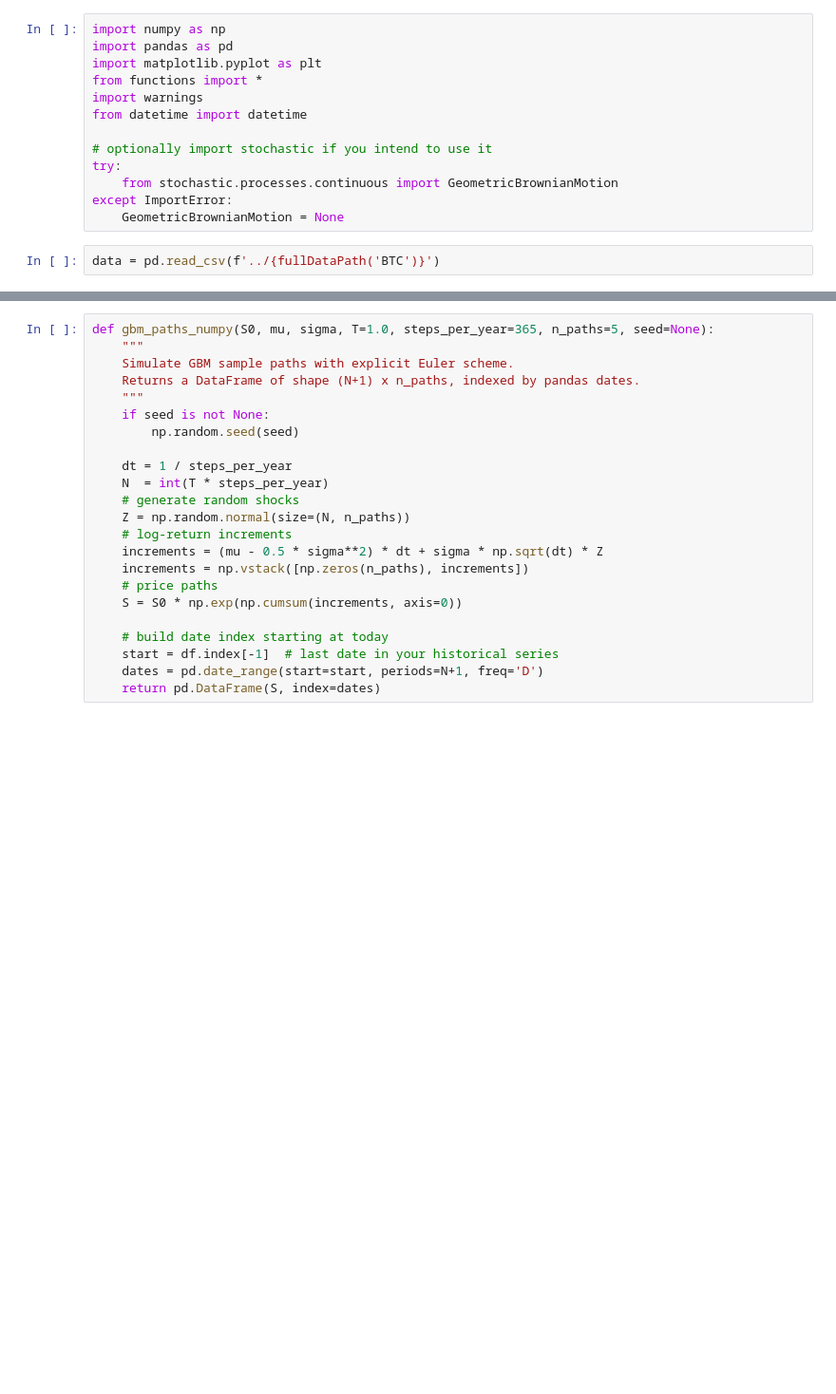
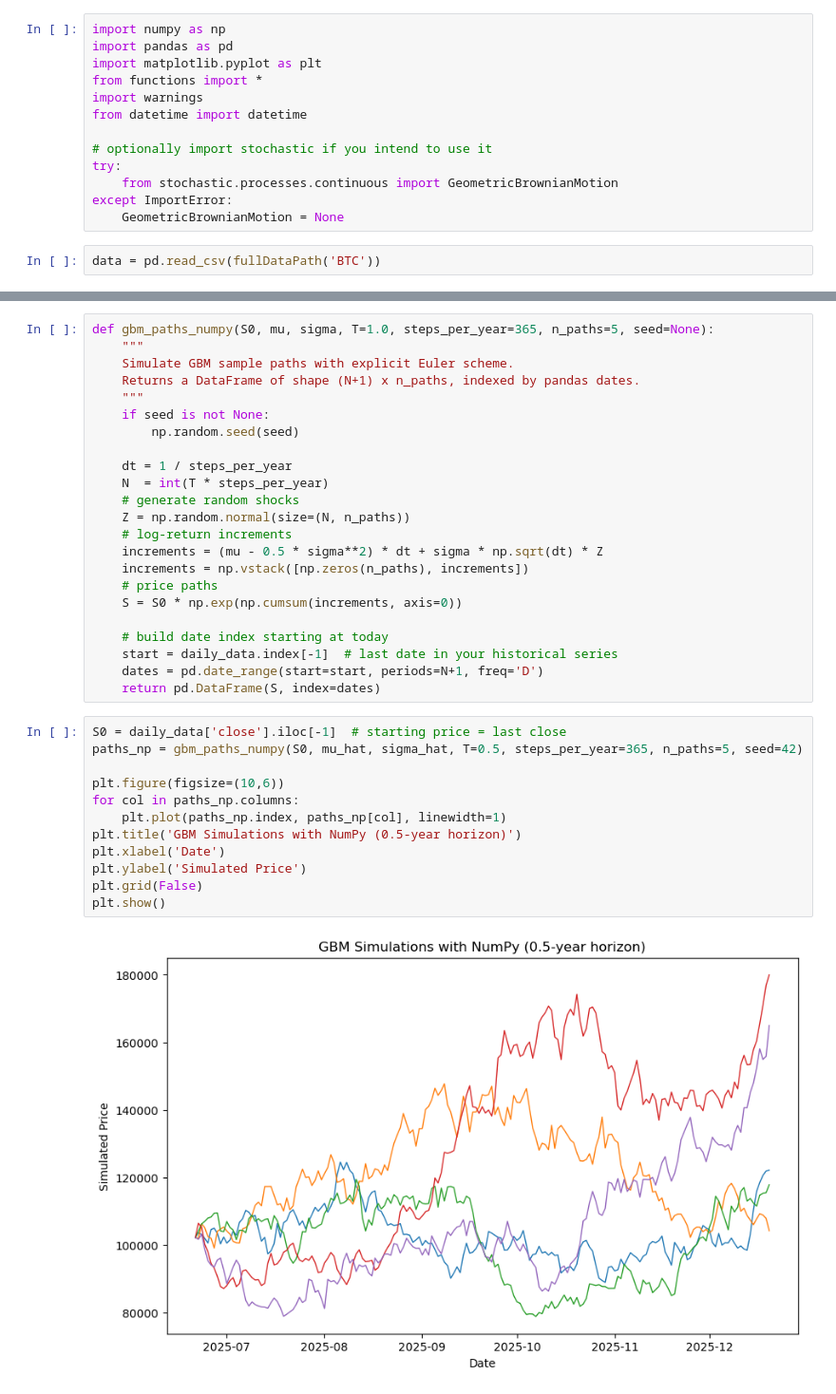
Before and after one commit to kingsuching/cryptoTrading, a Jupyter notebook: gbm.ipynb, the cells around one changed output, grey strips where cells are left out. Shown: that part at 95% size. Saved outputs shown, nothing was run; the diff lists cells and outputs as text; blank space fills up the shorter version.

```diff
--- a/gbm.ipynb
+++ b/gbm.ipynb
@@ -22,4 +18,4 @@ try:
 except ImportError:
     GeometricBrownianMotion = None
 # %%
-data = pd.read_csv(f'../{fullDataPath('BTC')}')
+data = pd.read_csv(fullDataPath('BTC'))
@@ -95,6 +107,20 @@ def gbm_paths_numpy(S0, mu, sigma, T=1.0, steps_per_year=365, n_paths=5, seed=No
     S = S0 * np.exp(np.cumsum(increments, axis=0))
 
     # build date index starting at today
-    start = df.index[-1]  # last date in your historical series
+    start = daily_data.index[-1]  # last date in your historical series
     dates = pd.date_range(start=start, periods=N+1, freq='D')
     return pd.DataFrame(S, index=dates)
+# %%
+S0 = daily_data['close'].iloc[-1]  # starting price = last close
+paths_np = gbm_paths_numpy(S0, mu_hat, sigma_hat, T=0.5, steps_per_year=365, n_paths=5, seed=42)
+
+plt.figure(figsize=(10,6))
+for col in paths_np.columns:
+    plt.plot(paths_np.index, paths_np[col], linewidth=1)
+plt.title('GBM Simulations with NumPy (0.5-year horizon)')
+plt.xlabel('Date')
+plt.ylabel('Simulated Price')
+plt.grid(False)
+plt.show()
+# %% [output]
+[figure, added]
```
Also changed, not shown: parts of 7 cells of this notebook.
